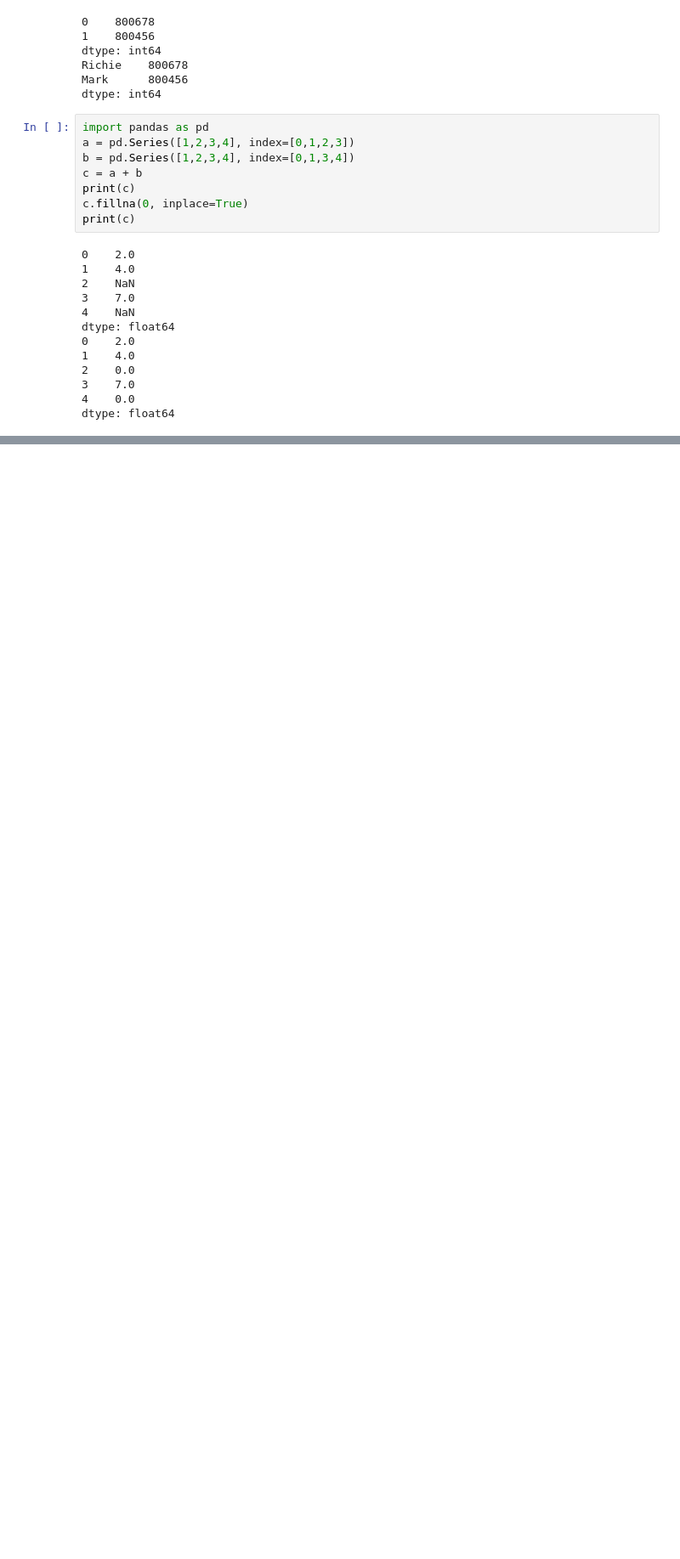
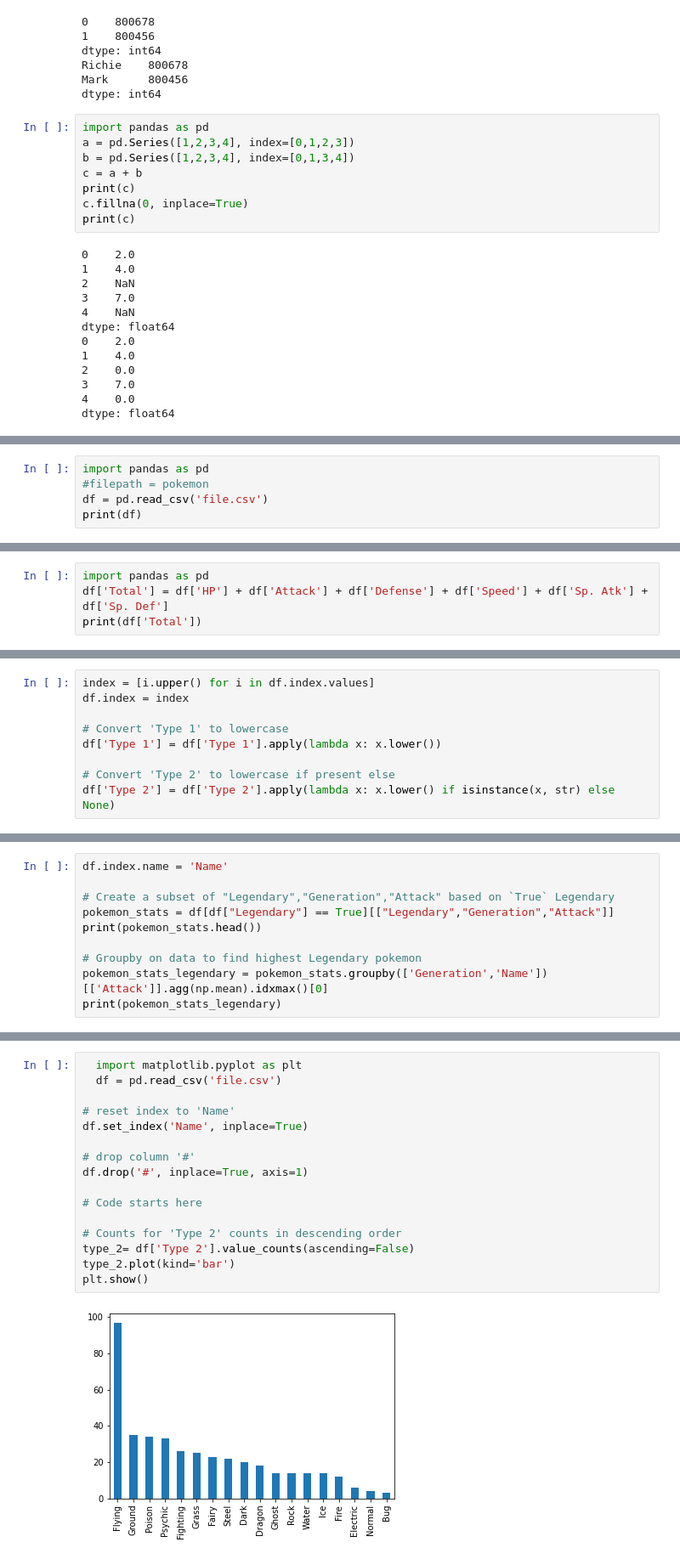
Before and after one commit to Abhishekauti21/dsmp-pre-work, a Jupyter notebook: pandas_pract.ipynb, the cells around one changed output, grey strips where cells are left out. Shown at 85% size. Saved outputs shown, nothing was run; the diff lists cells and outputs as text; blank space fills up the shorter version.

Commit message:
pandas_pract

```diff
--- a/pandas_pract.ipynb
+++ b/pandas_pract.ipynb
@@ -38,0 +75,5 @@ dtype: float64
+# %%
+import pandas as pd
+#filepath = pokemon
+df = pd.read_csv('file.csv')
+print(df)
@@ -38,0 +128,4 @@ dtype: float64
+# %%
+import pandas as pd
+df['Total'] = df['HP'] + df['Attack'] + df['Defense'] + df['Speed'] + df['Sp. Atk'] + df['Sp. Def']
+print(df['Total'])
@@ -38,0 +228,9 @@ dtype: float64
+# %%
+index = [i.upper() for i in df.index.values]
+df.index = index
+
+# Convert 'Type 1' to lowercase
+df['Type 1'] = df['Type 1'].apply(lambda x: x.lower())
+
+# Convert 'Type 2' to lowercase if present else
+df['Type 2'] = df['Type 2'].apply(lambda x: x.lower() if isinstance(x, str) else None)
@@ -38,0 +356,10 @@ dtype: float64
+# %%
+df.index.name = 'Name'
+
+# Create a subset of "Legendary","Generation","Attack" based on `True` Legendary
+pokemon_stats = df[df["Legendary"] == True][["Legendary","Generation","Attack"]]
+print(pokemon_stats.head())
+
+# Groupby on data to find highest Legendary pokemon
+pokemon_stats_legendary = pokemon_stats.groupby(['Generation','Name'])[['Attack']].agg(np.mean).idxmax()[0]
+print(pokemon_stats_legendary)
@@ -38,0 +375,18 @@ dtype: float64
+# %%
+  import matplotlib.pyplot as plt
+  df = pd.read_csv('file.csv')
+
+# reset index to 'Name'
+df.set_index('Name', inplace=True)
+
+# drop column '#'
+df.drop('#', inplace=True, axis=1)
+
+# Code starts here
+
+# Counts for 'Type 2' counts in descending order
+type_2= df['Type 2'].value_counts(ascending=False)
+type_2.plot(kind='bar')
+plt.show()
+# %% [output]
+[figure, added]
```
Also changed, not shown: parts of 19 cells of this notebook.
